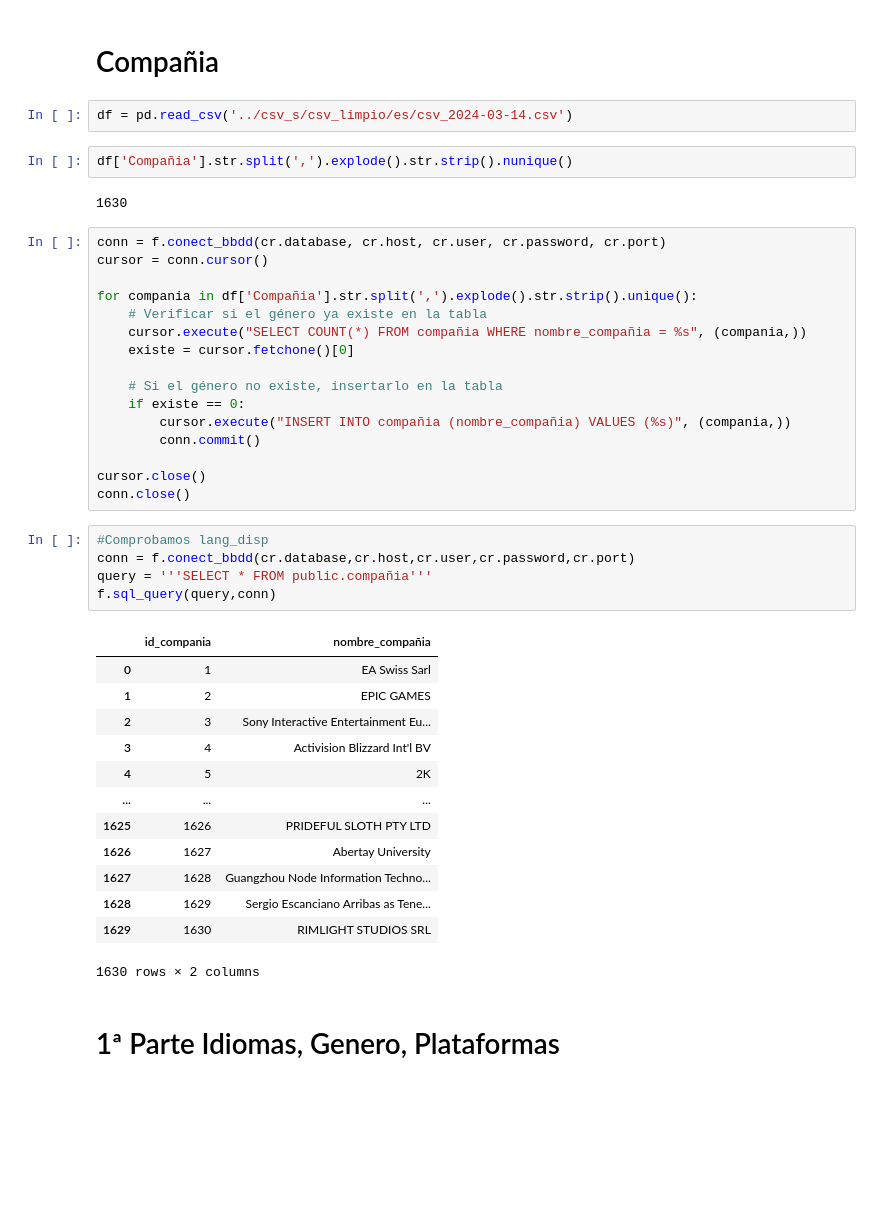
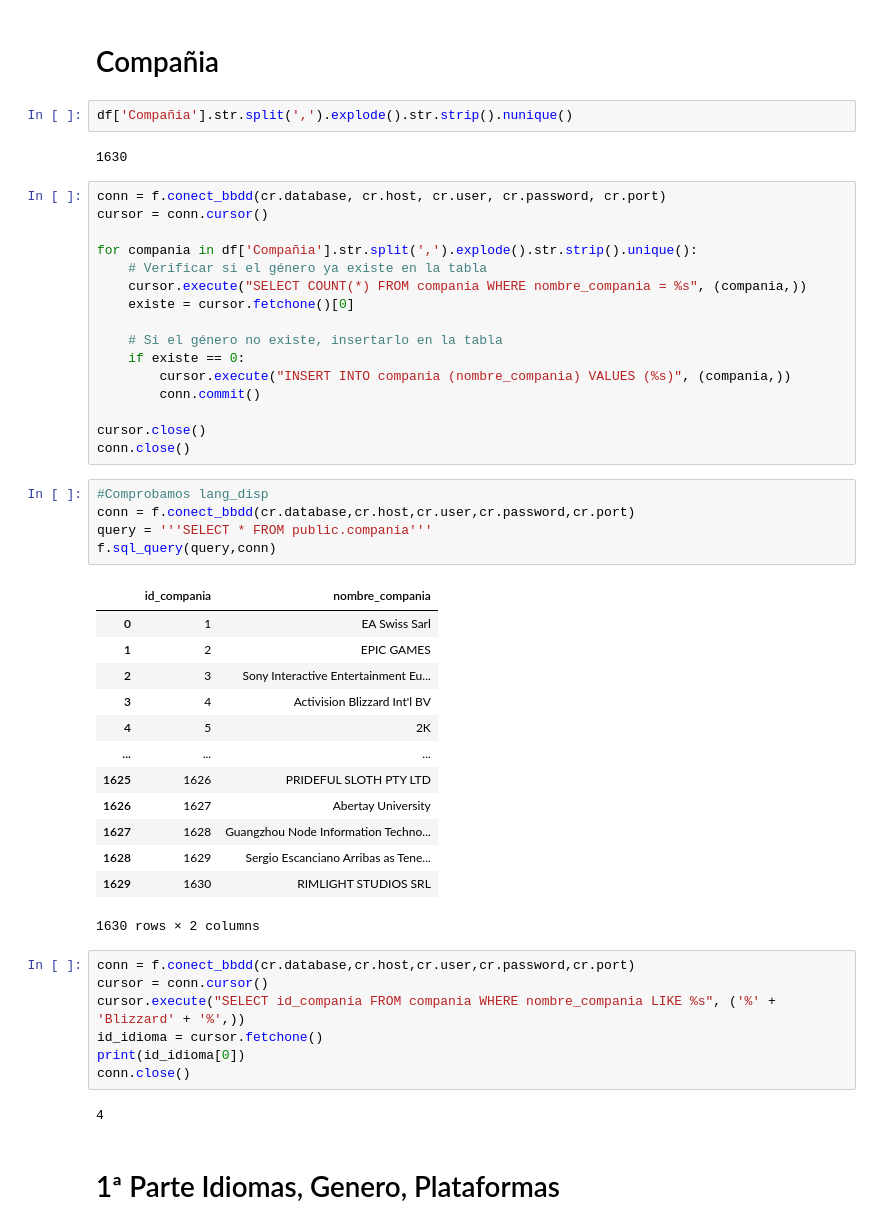
Before and after one commit to svalencia-romero/GamePriceTracker, a Jupyter notebook: notebooks/memoria_v1.ipynb, the cells around one changed output. Drawn from its saved outputs; the diff is of its cells as text; blank space fills up the shorter version.

```diff
--- a/notebooks/memoria_v1.ipynb
+++ b/notebooks/memoria_v1.ipynb
@@ -1308,8 +1318,6 @@ f.sql_query(query,conn)
 ---
 # %% [markdown]
 # Compañia
-# %%
-df = pd.read_csv('../csv_s/csv_limpio/es/csv_2024-03-14.csv')
 # %%
 df['Compañia'].str.split(',').explode().str.strip().nunique()
 # %% [output]
@@ -1320,12 +1328,12 @@ cursor = conn.cursor()
 
 for compania in df['Compañia'].str.split(',').explode().str.strip().unique():
     # Verificar si el género ya existe en la tabla
-    cursor.execute("SELECT COUNT(*) FROM compañia WHERE nombre_compañia = %s", (compania,))
+    cursor.execute("SELECT COUNT(*) FROM compania WHERE nombre_compania = %s", (compania,))
     existe = cursor.fetchone()[0]
 
     # Si el género no existe, insertarlo en la tabla
     if existe == 0:
-        cursor.execute("INSERT INTO compañia (nombre_compañia) VALUES (%s)", (compania,))
+        cursor.execute("INSERT INTO compania (nombre_compania) VALUES (%s)", (compania,))
         conn.commit()
 
 cursor.close()
@@ -1333,10 +1341,10 @@ conn.close()
 # %%
 #Comprobamos lang_disp
 conn = f.conect_bbdd(cr.database,cr.host,cr.user,cr.password,cr.port)
-query = '''SELECT * FROM public.compañia'''
+query = '''SELECT * FROM public.compania'''
 f.sql_query(query,conn)
 # %% [output]
-|  | id_compania | nombre_compañia |
+|  | id_compania | nombre_compania |
 | 0 | 1 | EA Swiss Sarl |
 | 1 | 2 | EPIC GAMES |
 | 2 | 3 | Sony Interactive Entertainment Eu... |
@@ -1349,6 +1357,15 @@ f.sql_query(query,conn)
 | 1628 | 1629 | Sergio Escanciano Arribas as Tene... |
 | 1629 | 1630 | RIMLIGHT STUDIOS SRL |
 1630 rows × 2 columns
+# %%
+conn = f.conect_bbdd(cr.database,cr.host,cr.user,cr.password,cr.port)
+cursor = conn.cursor()
+cursor.execute("SELECT id_compania FROM compania WHERE nombre_compania LIKE %s", ('%' + 'Blizzard' + '%',))
+id_idioma = cursor.fetchone()
+print(id_idioma[0])
+conn.close()
+# %% [output]
+4
 # %% [markdown]
 # 1ª Parte Idiomas, Genero, Plataformas
 # %% [markdown]
```
Also changed, not shown: parts of 18 cells of this notebook, 35 other files.
